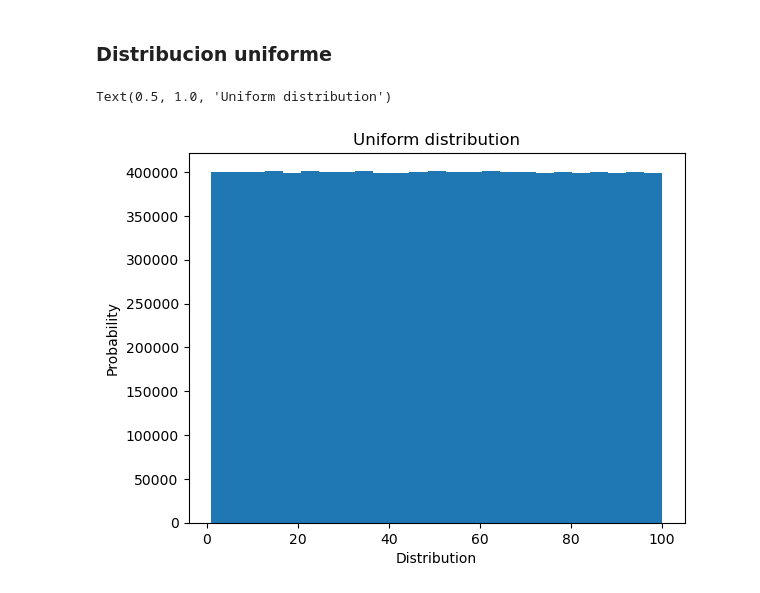
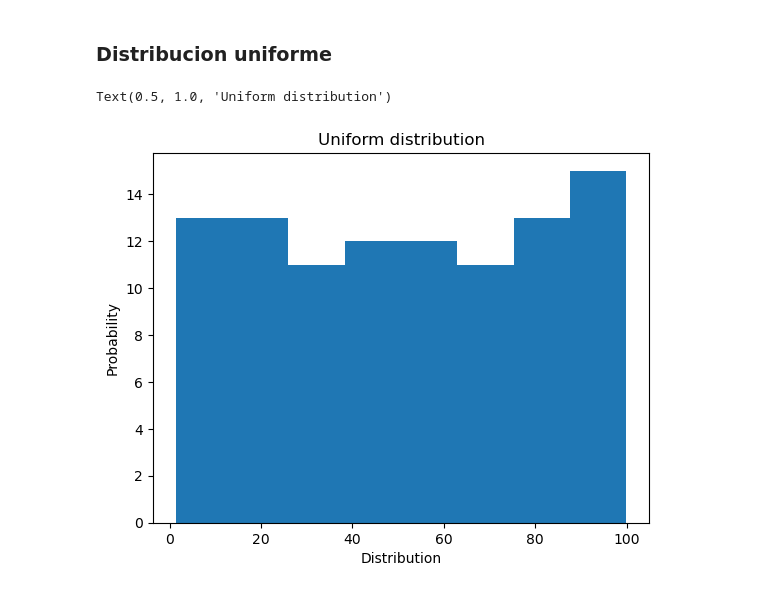
Before and after one commit to Manuelmontas02/python-ml-course, a Jupyter notebook: notebooks_propios/T2 - 2 - Data Cleaning - Funciones de distribucion de probabilidad.ipynb, the cells around one changed output. Cells and saved outputs as stored; diff of their text form; code cells hidden in the pictures.

```diff
--- a/notebooks_propios/T2 - 2 - Data Cleaning - Funciones de distribucion de probabilidad.ipynb
+++ b/notebooks_propios/T2 - 2 - Data Cleaning - Funciones de distribucion de probabilidad.ipynb
@@ -8,13 +9,13 @@ import matplotlib.pyplot as plt
 # %%
 np.random.seed(2018)
 a = 1
 b = 100
-n = 10000000
+n = 100
 data = np.random.uniform(a,b,n)
 plt.hist(data, bins = int(np.ceil(1 + np.log2(len(data)))))
 plt.xlabel("Distribution")
 plt.ylabel("Probability")
 plt.title("Uniform distribution")
 # %% [output]
 Text(0.5, 1.0, 'Uniform distribution')
-[figure, old version]
+[figure, new version]
```
Also changed, not shown: parts of 25 cells of this notebook, 1 other file.
